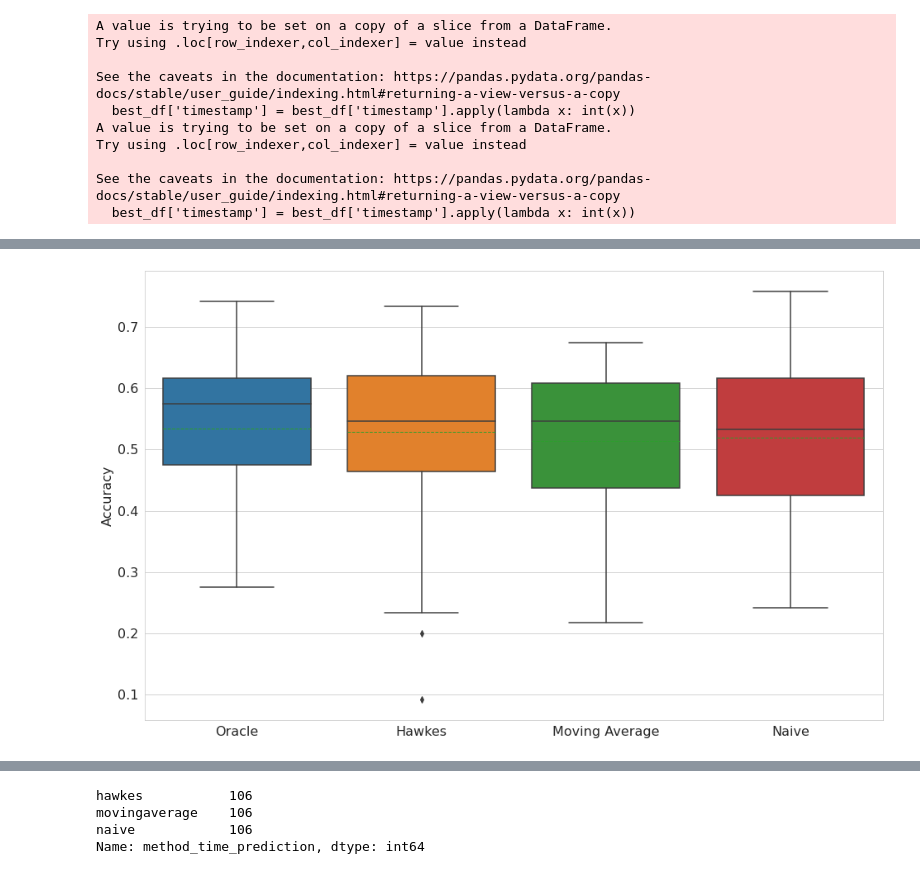
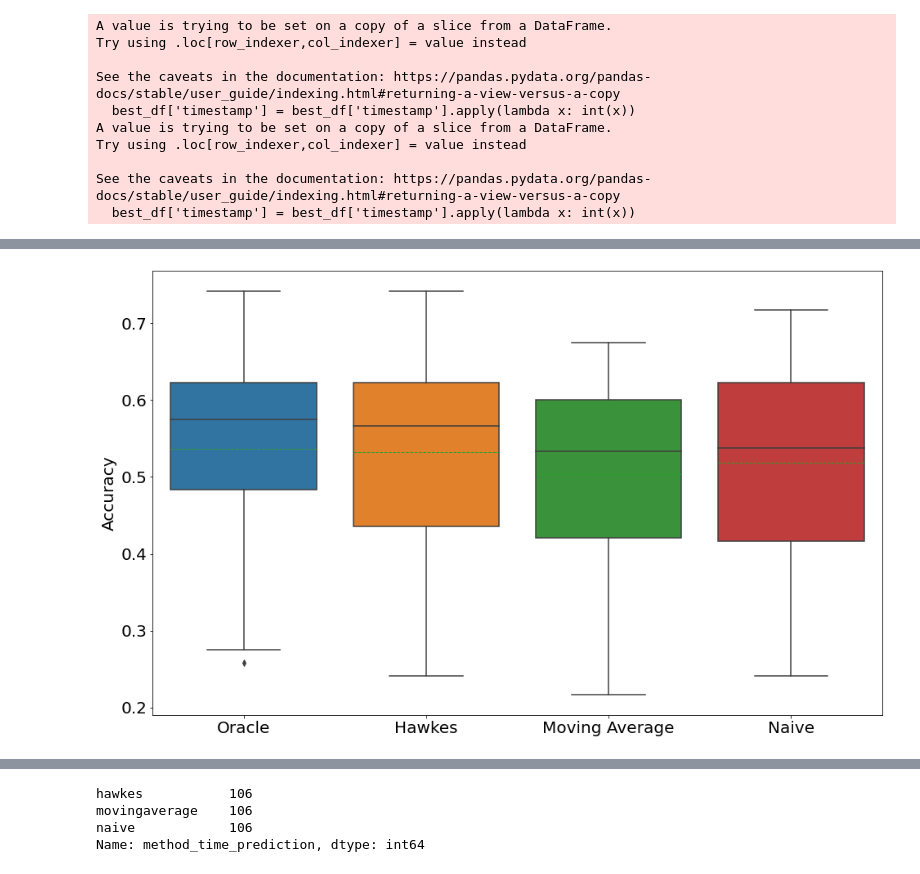
Before and after one commit to daxus4/hawkes, a Jupyter notebook: notebooks/plot_accuracy.ipynb, the cells around one changed output, grey strips where cells are left out. Saved outputs shown, nothing was run; the diff lists cells and outputs as text; code cells hidden in the pictures.

```diff
--- a/notebooks/plot_accuracy.ipynb
+++ b/notebooks/plot_accuracy.ipynb
@@ -17,0 +234,6 @@ Name: method_time_prediction, dtype: int64
+# %%
+df = pd.read_csv('//home/davide/Desktop/phd/hawkes/data_20min_training_with_ma/results_all_20min.tsv', sep='\t')
+df.sort_values(by=['timestamp', 'timestamp_density'], inplace=True)
+df.dropna(inplace=True)
+plot_df = df[df['timestamp'].isin(best_df['timestamp']) & (df['timestamp_density'].isin(best_df['timestamp_density']))]
+plot_df.head()
@@ -17,0 +247,12 @@ Name: method_time_prediction, dtype: int64
+# %%
+plt.rcParams["figure.figsize"] = (16,10)
+order = ['oracle', 'hawkes', 'movingaverage', 'naive']
+sns.boxplot(x='method_time_prediction', y='accuracy', data=plot_df, order=order, showmeans=True, meanline=True)
+#increase plot size
+plt.ylabel('Accuracy')
+plt.rcParams.update({'font.size': 18})
+# delete x label
+plt.xlabel('')
+# set x ticks labels
+plt.xticks([0, 1, 2, 3], ['Oracle', 'Hawkes', 'Moving Average', 'Naive'])
+plt.show()
@@ -17,0 +261,12 @@ Name: method_time_prediction, dtype: int64
+# %%
+plt.rcParams["figure.figsize"] = (16,10)
+order = ['oracle', 'hawkes', 'movingaverage', 'naive']
+sns.boxplot(x='method_time_prediction', y='returns', data=plot_df, order=order, showmeans=True, meanline=True)
+#increase plot size
+plt.ylabel('Returns')
+plt.rcParams.update({'font.size': 18})
+# delete x label
+plt.xlabel('')
+# set x ticks labels
+plt.xticks([0, 1, 2, 3], ['Oracle', 'Hawkes', 'Moving Average', 'Naive'])
+plt.show()
@@ -21,7 +287,7 @@ import json
 with open('/home/davide/Desktop/phd/hawkes/data/file_densities_map.json') as f:
     config = json.load(f)
 
-config
+
 df_map = {
     'timestamp': [],
     'timestamp_density': [],
@@ -34,14 +300,13 @@ for k, v in config.items():
     df_map['timestamp'].extend([float(timestamp)] * num_densities)
 
     for info_density in v:
-        pd.Timestamp(info_density[0])
         df_map['timestamp_density'].append(pd.Timestamp(info_density[0]).strftime('%H%M%S'))
         df_map['density'].append(int(info_density[1]))
 
 df_map = pd.DataFrame(df_map)
 df_map.sort_values(by=['density'], inplace=True, ascending=False)
 
-best_df = df_map.iloc[0:60]
+best_df = df_map.iloc[0:67]
 best_df.head()
 best_df['timestamp'] = best_df['timestamp'].apply(lambda x: int(x))
 df['timestamp_density'] = df['timestamp_density'].apply(lambda x: '000000' if np.isnan(x) else str(int(x)))
@@ -49,7 +314,7 @@ df['timestamp_density'] = df['timestamp_density'].str.pad(6, side='left', fillch
 plot_df = df[df['timestamp'].isin(best_df['timestamp']) & (df['timestamp_density'].isin(best_df['timestamp_density']))]
 
 best_df['timestamp'] = best_df['timestamp'].apply(lambda x: int(x))
-#best_df.to_csv('/home/davide/Desktop/phd/hawkes/data/best_densities.csv', index=False)
+best_df.to_csv('/home/davide/Desktop/phd/hawkes/data/best_densities.csv', index=False)
 # %% [output]
 A value is trying to be set on a copy of a slice from a DataFrame.
 Try using .loc[row_indexer,col_indexer] = value instead
@@ -102,17 +374,17 @@ densities_descriptions[densities_descriptions['method_time_prediction'].apply(la
 # %%
 plt.rcParams["figure.figsize"] = (16,10)
 order = ['oracle', 'hawkes', 'movingaverage', 'naive']
 sns.boxplot(x='method_time_prediction', y='accuracy', data=plot_df, order=order, showmeans=True, meanline=True)
 #increase plot size
-plt.rcParams.update({'font.size': 16})
+plt.ylabel('Accuracy')
+plt.rcParams.update({'font.size': 18})
 # delete x label
 plt.xlabel('')
-plt.ylabel('Accuracy')
 # set x ticks labels
 plt.xticks([0, 1, 2, 3], ['Oracle', 'Hawkes', 'Moving Average', 'Naive'])
 plt.show()
 # %% [output]
-[figure, old version]
+[figure, new version]
 # %%
 plt.rcParams["figure.figsize"] = (16,10)
 order = ['oracle', 'hawkes', 'movingaverage', 'naive']
```
Also changed, not shown: parts of 35 cells of this notebook, 14 other files.
